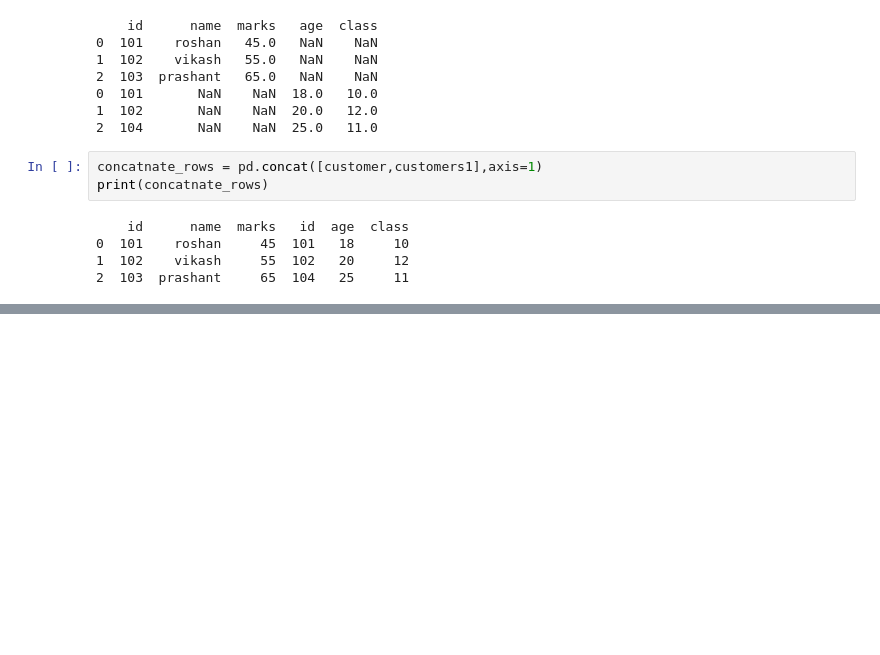
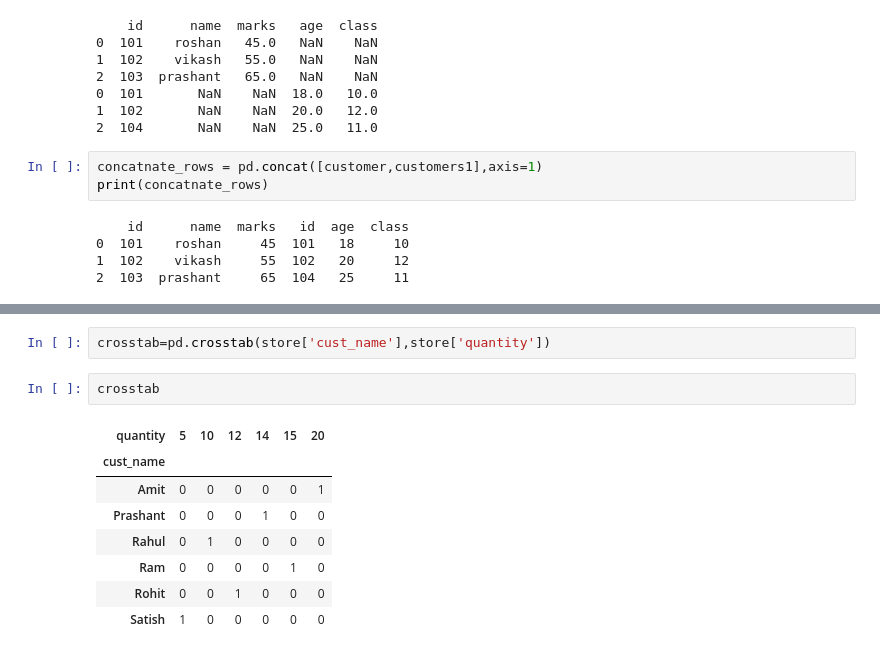
Before and after one commit to helloharendra/Python-DS-AI-11-AM-12-30PM, a Jupyter notebook: roshan/analytics/day30.ipynb, the cells around one changed output, grey strips where cells are left out. Drawn from its saved outputs; the diff is of its cells as text; blank space fills up the shorter version.

```diff
--- a/roshan/analytics/day30.ipynb
+++ b/roshan/analytics/day30.ipynb
@@ -147,0 +170,13 @@ print(concatnate_rows)
+# %%
+crosstab=pd.crosstab(store['cust_name'],store['quantity'])
+# %%
+crosstab
+# %% [output]
+| quantity | 5 | 10 | 12 | 14 | 15 | 20 |
+| cust_name |  |  |  |  |  |  |
+| Amit | 0 | 0 | 0 | 0 | 0 | 1 |
+| Prashant | 0 | 0 | 0 | 1 | 0 | 0 |
+| Rahul | 0 | 1 | 0 | 0 | 0 | 0 |
+| Ram | 0 | 0 | 0 | 0 | 1 | 0 |
+| Rohit | 0 | 0 | 1 | 0 | 0 | 0 |
+| Satish | 1 | 0 | 0 | 0 | 0 | 0 |
```
Also changed, not shown: parts of 3 cells of this notebook, 3 other files.
